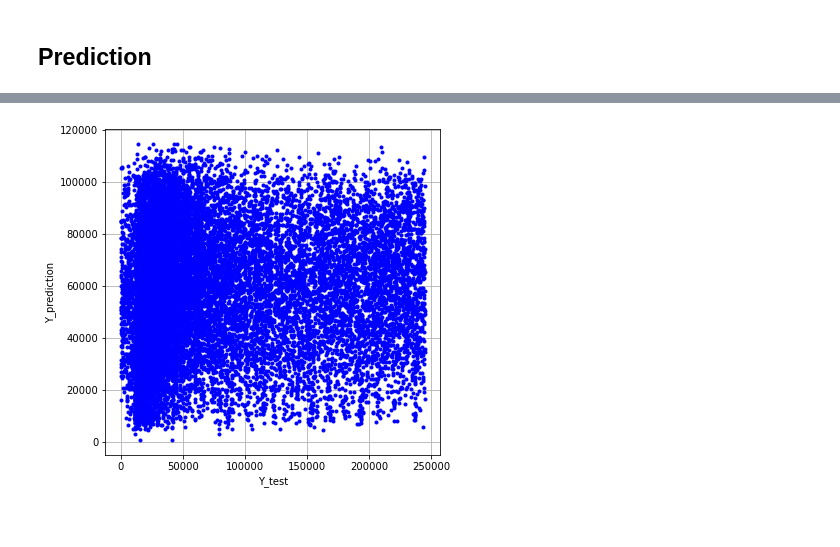
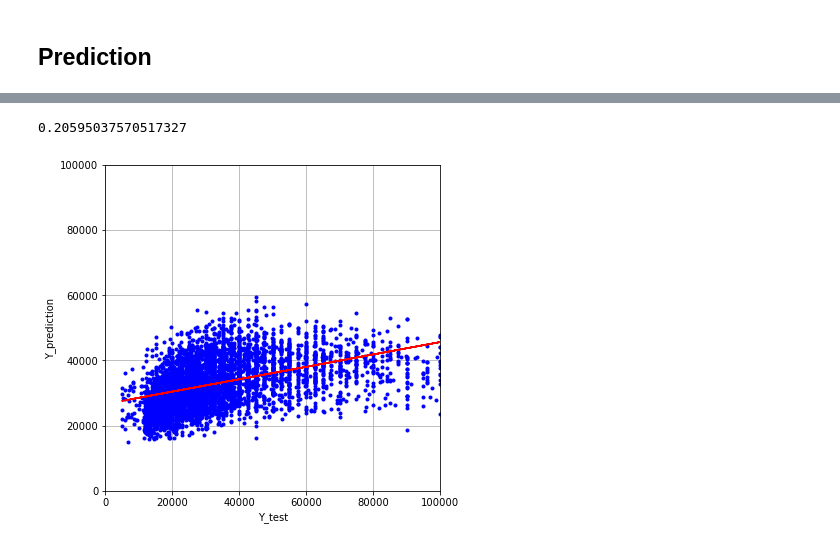
Before and after one commit to timwinter06/salary_predcition, a Jupyter notebook: preprocessing.ipynb, the cells around one changed output, grey strips where cells are left out. Saved outputs shown, nothing was run; the diff lists cells and outputs as text; code cells hidden in the pictures.

Commit message:
Added smaller data set option

```diff
--- a/preprocessing.ipynb
+++ b/preprocessing.ipynb
@@ -194,8 +223,17 @@ from keras import Sequential
 # %%
+#batch_size  = 32
+
 model = Sequential()
 model.add(layers.Embedding(size_of_vocabulary, 25, weights=[embedding_matrix], input_length=max_length, trainable=False))
+
+model.add(Conv1D(filters=100, kernel_size=5, activation='relu'))
+model.add(MaxPooling1D(pool_size=2))
+
 model.add(layers.Flatten())
+
 model.add(layers.Dense(10, activation = 'relu'))
+#model.add(layers.Dense(10, activation = 'relu'))
+
 model.add(layers.Dense(1, activation='linear'))
 model.compile(loss='mean_squared_error', optimizer='adam')
 print(model.summary())
@@ -221,7 +259,9 @@ None
 ## Train model
 # %%
 # fit the model
-history = model.fit(X_train_padded, y_train.values, epochs=10, verbose=1,
-         validation_data=(X_val_padded, y_val.values))
+epochs = 10
+es = EarlyStopping(monitor='val_loss', mode='min', verbose=1)
+history = model.fit(X_train_small, y_train_small, epochs=epochs, verbose=1,
+         validation_data=(X_val_small, y_val_small), callbacks = es)
 # %% [output]
 Epoch 1/10
@@ -251,4 +333,4 @@ MSE: 5402881024.0
 # %% [markdown]
 ## Prediction
 # %%
-y_predict = model.predict(X_test_padded)
+y_predict = model.predict(X_test_small, verbose = 1)
@@ -258,14 +339,21 @@ y_predict = model.predict(X_test_padded)
+# %%
+from sklearn.linear_model import LinearRegression
+reg = LinearRegression().fit(y_test_small.reshape(-1, 1), y_predict.reshape(-1, 1))
+print(reg.score(y_test_small.reshape(-1, 1), y_predict.reshape(-1, 1)))
+lin_reg = reg.predict(y_test_small.reshape(-1,1))
+# %% [output]
+0.20595037570517327
 # %%
 limits= [0,100000]
-plt_nr = 10000
 fig = plt.figure(figsize = (6,6))
 ax = fig.add_subplot(1, 1, 1)
-ax.plot(y_test.values[0:plt_nr], y_predict[0:plt_nr], 'b.')
+ax.plot(y_test_small, y_predict, 'b.')
+ax.plot(y_test_small,lin_reg,'r')
 ax.set_ylabel('Y_prediction')
 ax.set_xlabel('Y_test')
-# ax.set_xlim(limits)
-# ax.set_ylim(limits)
+ax.set_xlim(limits)
+ax.set_ylim(limits)
 plt.grid()
 plt.show()
 # %% [output]
-[figure, old version]
+[figure, new version]
```
Also changed, not shown: parts of 14 cells of this notebook.
